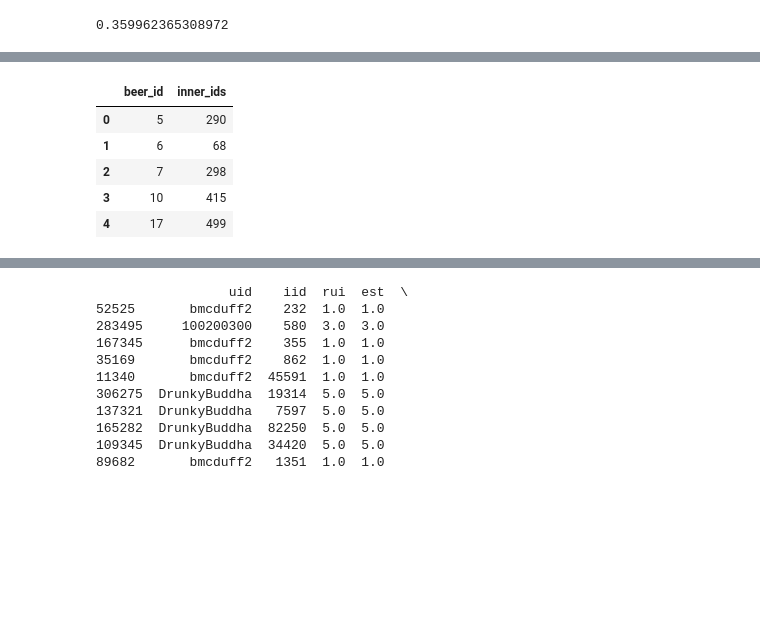
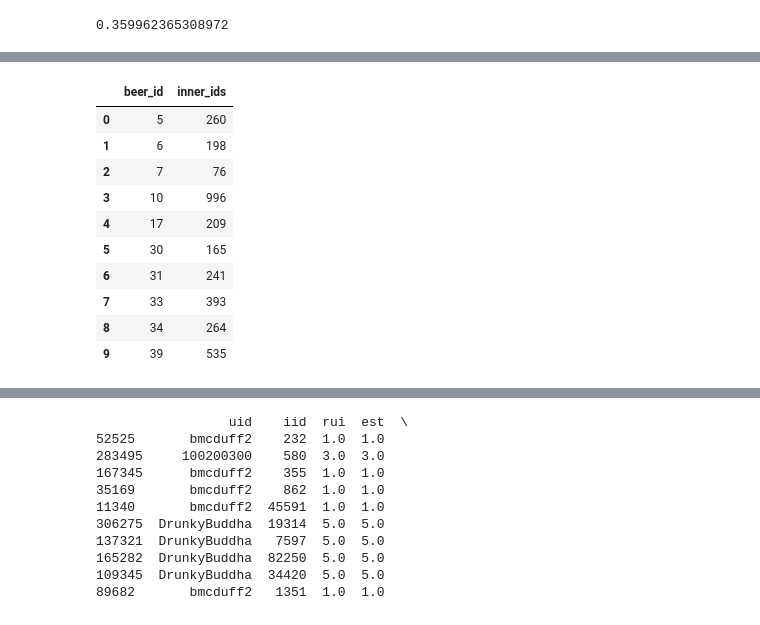
Before and after one commit to sheetalbongale/ALE-gorithm-II, a Jupyter notebook: notebooks/clean_data_knn.ipynb, the cells around one changed output, grey strips where cells are left out. Saved outputs shown, nothing was run; the diff lists cells and outputs as text; code cells hidden in the pictures; blank space fills up the shorter version.

```diff
--- a/notebooks/clean_data_knn.ipynb
+++ b/notebooks/clean_data_knn.ipynb
@@ -408,17 +402,23 @@ best_predictions = df_predict.sort_values(by='err')[:10]
 worst_predictions = df_predict.sort_values(by='err')[-10:]
 # %%
 # Save the df_predict and df_ids for later use
+riid =  232
 inner_ids = get_inner_ids(riid)
-df_predict.to_csv("../data/csv/df_predict_500.csv",index=False)
+df_predict.to_csv("../data/csv/df_predict_cosine_500.csv",index=False)
 df_ids = pd.DataFrame(list(zip(riids,inner_ids)), columns=['beer_id', 'inner_ids'])
-df_ids.head()
+df_ids.head(10)
 # %% [output]
 |  | beer_id | inner_ids |
-| 0 | 5 | 290 |
-| 1 | 6 | 68 |
-| 2 | 7 | 298 |
-| 3 | 10 | 415 |
-| 4 | 17 | 499 |
+| 0 | 5 | 260 |
+| 1 | 6 | 198 |
+| 2 | 7 | 76 |
+| 3 | 10 | 996 |
+| 4 | 17 | 209 |
+| 5 | 30 | 165 |
+| 6 | 31 | 241 |
+| 7 | 33 | 393 |
+| 8 | 34 | 264 |
+| 9 | 39 | 535 |
 # %%
 pd.DataFrame(list(zip(beers_id_recc,beer_name_recc,beer_style_recc,beer_score_mean)),
                                        columns=['beer_id', 'name', 'style', 'score_mean'])
```
Also changed, not shown: parts of 4 cells of this notebook, 1 other file.
